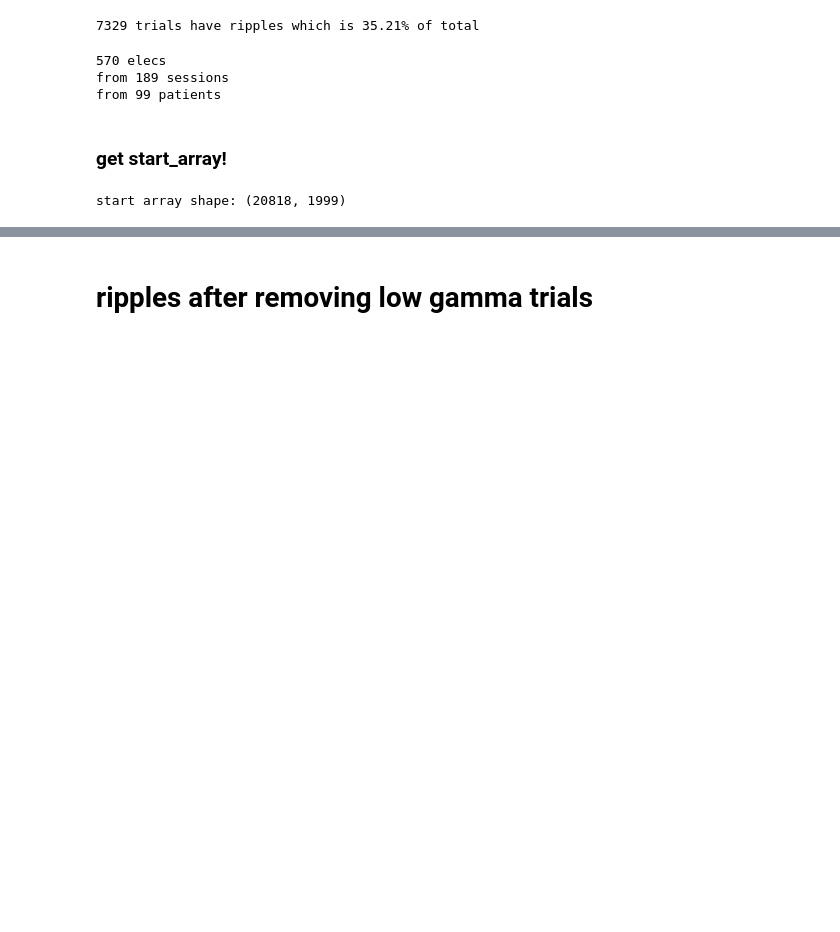
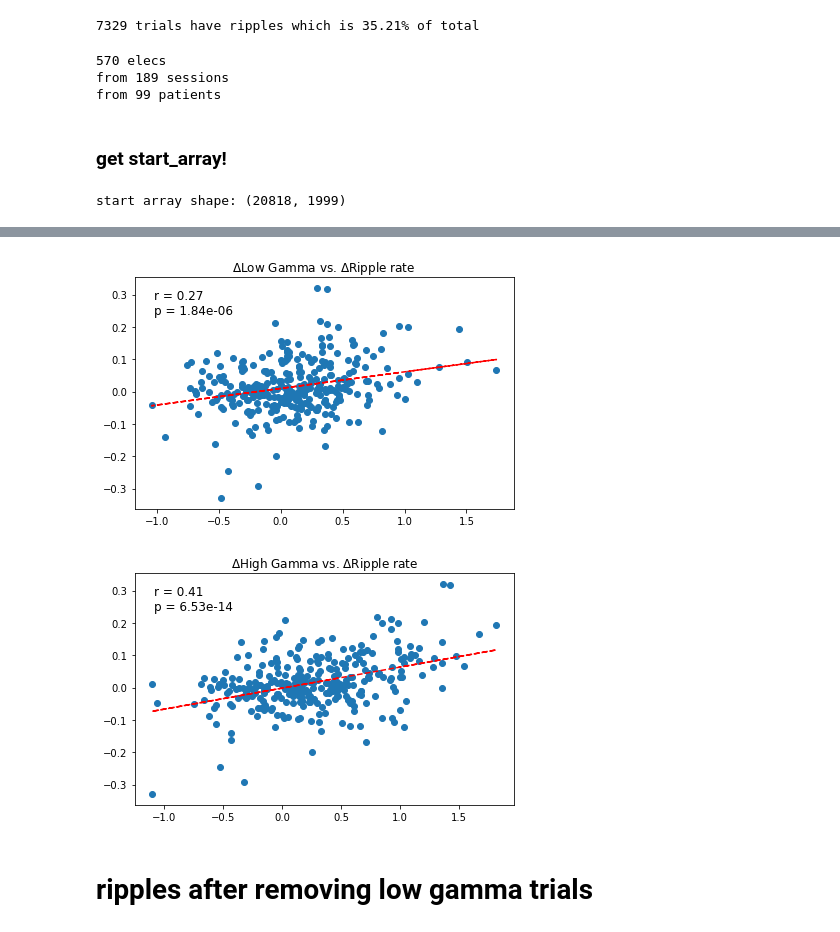
Before and after one commit to jjsakon/SWRrefactored, a Jupyter notebook: code/rippleVsGammaByElectrode.ipynb, the cells around one changed output, grey strips where cells are left out. Cells and saved outputs as stored; diff of their text form; code cells hidden in the pictures; blank space fills up the shorter version.

```diff
--- a/code/rippleVsGammaByElectrode.ipynb
+++ b/code/rippleVsGammaByElectrode.ipynb
@@ -321,3 +432,36 @@ plt.scatter(sub_gamma_elecs,sub_ripple_elecs)
+# %%
+# delta(low gamma) vs. delta(ripple rate) (where both deltas are clust - unclust recalls)
+correlation_coefficient, p_value = pearsonr(sub_low_gamma_elecs_clust_diff, sub_ripple_elecs_clust_diff)
+
+plt.scatter(sub_low_gamma_elecs_clust_diff, sub_ripple_elecs_clust_diff)
+plt.title(r"$\Delta$Low Gamma vs. $\Delta$Ripple rate")
+annotation_text = f"r = {correlation_coefficient:.2f}\np = {p_value:.2e}"
+plt.annotate(annotation_text, xy=(0.05, 0.95), xycoords='axes fraction',
+             fontsize=12, verticalalignment='top')
+# Fit a linear regression line and plot it
+slope, intercept = np.polyfit(sub_low_gamma_elecs_clust_diff, sub_ripple_elecs_clust_diff, 1)
+fit_line = np.array(sub_low_gamma_elecs_clust_diff) * slope + intercept
+plt.plot(sub_low_gamma_elecs_clust_diff, fit_line, color='red', linestyle='--', label='Linear fit')
+plt.tight_layout(); plt.show()
+
+# high gamma vs. ripple rate
+correlation_coefficient, p_value = pearsonr(sub_high_gamma_elecs_clust_diff, sub_ripple_elecs_clust_diff)
+
+plt.scatter(sub_high_gamma_elecs_clust_diff, sub_ripple_elecs_clust_diff)
+plt.title(r"$\Delta$High Gamma vs. $\Delta$Ripple rate")
+annotation_text = f"r = {correlation_coefficient:.2f}\np = {p_value:.2e}"
+plt.annotate(annotation_text, xy=(0.05, 0.95), xycoords='axes fraction',
+             fontsize=12, verticalalignment='top')
+# Fit a linear regression line and plot it
+slope, intercept = np.polyfit(sub_high_gamma_elecs_clust_diff, sub_ripple_elecs_clust_diff, 1)
+fit_line = np.array(sub_high_gamma_elecs_clust_diff) * slope + intercept
+plt.plot(sub_high_gamma_elecs_clust_diff, fit_line, color='red', linestyle='--', label='Linear fit')
+plt.tight_layout(); plt.show()
+
+a=1;
+# %% [output]
+[figure, added]
+[figure, added]
 # %% [markdown]
 # ripples after removing low gamma trials
 # %%
```
Also changed, not shown: parts of 17 cells of this notebook, 1 other file.
